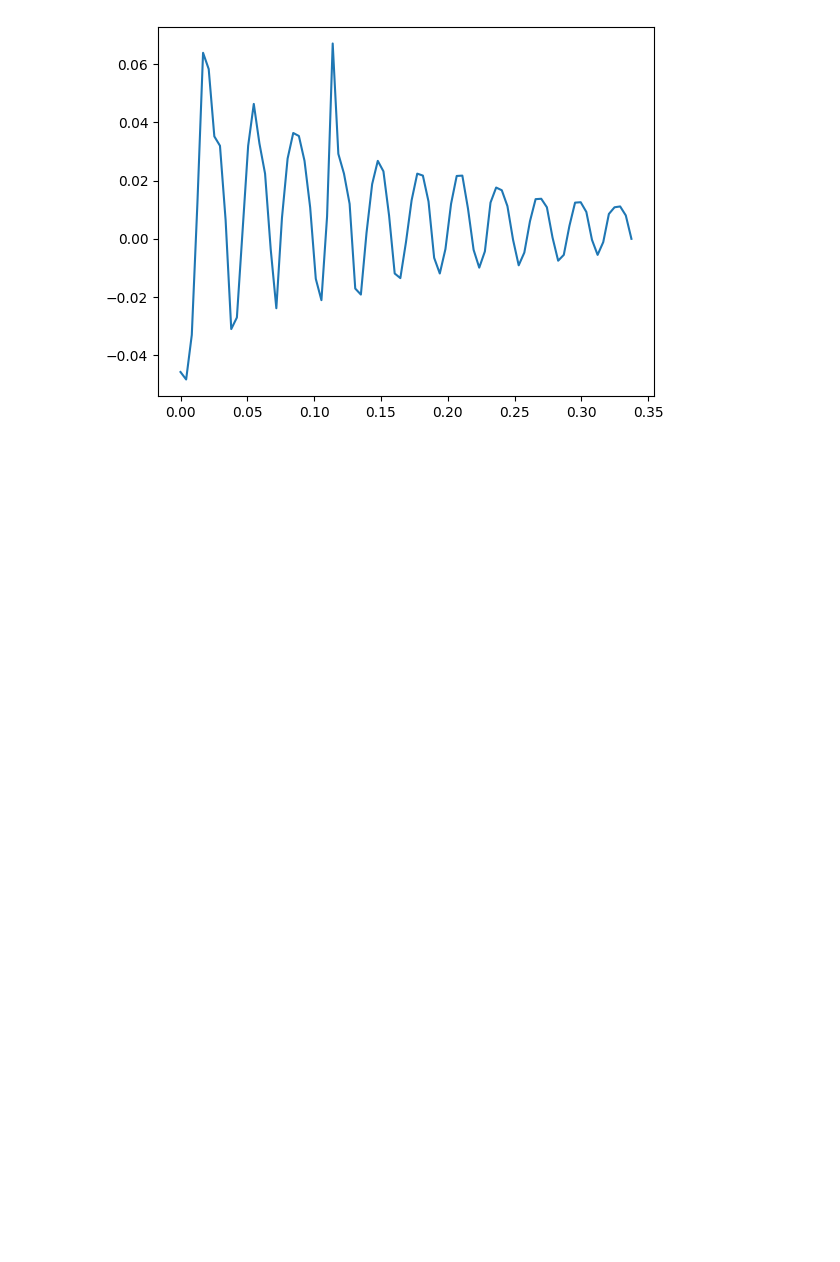
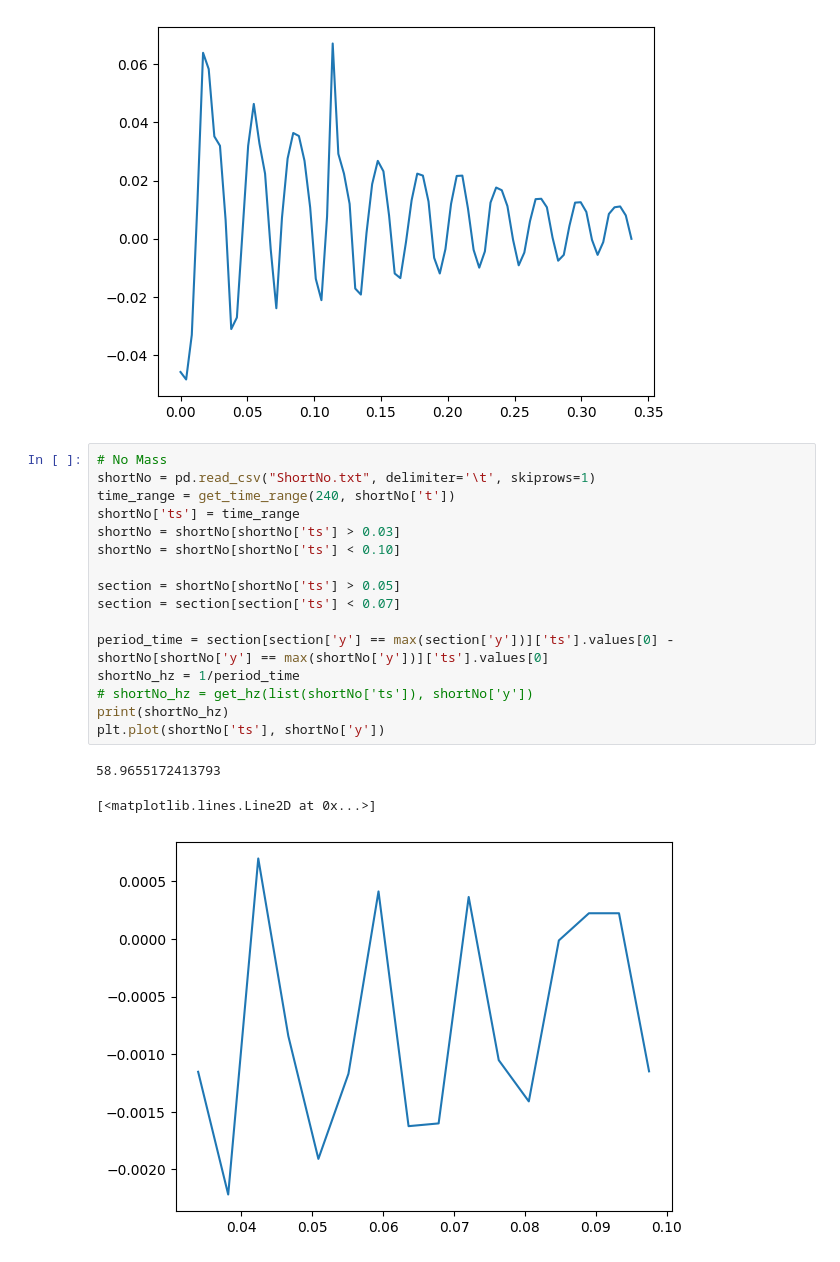
Before and after one commit to The-Josh-Chan/school_projects, a Jupyter notebook: MECH523_Microsystems/data_crunch.ipynb, the cells around one changed output. Saved outputs shown, nothing was run; the diff lists cells and outputs as text; blank space fills up the shorter version.

```diff
--- a/MECH523_Microsystems/data_crunch.ipynb
+++ b/MECH523_Microsystems/data_crunch.ipynb
@@ -44,6 +44,26 @@ plt.plot(time_range, noMass['y'])
 32.19021490626429
 [<matplotlib.lines.Line2D at 0x...>]
 [figure]
+# %%
+# No Mass
+shortNo = pd.read_csv("ShortNo.txt", delimiter='\t', skiprows=1)
+time_range = get_time_range(240, shortNo['t'])
+shortNo['ts'] = time_range
+shortNo = shortNo[shortNo['ts'] > 0.03]
+shortNo = shortNo[shortNo['ts'] < 0.10]
+
+section = shortNo[shortNo['ts'] > 0.05]
+section = section[section['ts'] < 0.07]
+
+period_time = section[section['y'] == max(section['y'])]['ts'].values[0] - shortNo[shortNo['y'] == max(shortNo['y'])]['ts'].values[0]
+shortNo_hz = 1/period_time
+# shortNo_hz = get_hz(list(shortNo['ts']), shortNo['y'])
+print(shortNo_hz)
+plt.plot(shortNo['ts'], shortNo['y'])
+# %% [output]
+58.9655172413793
+[<matplotlib.lines.Line2D at 0x...>]
+[figure, added]
 # %%
 # Large Mass
 largeMass = load_data("LargeMass.txt")
```
Also changed, not shown: parts of 2 cells of this notebook, 1 other file.
